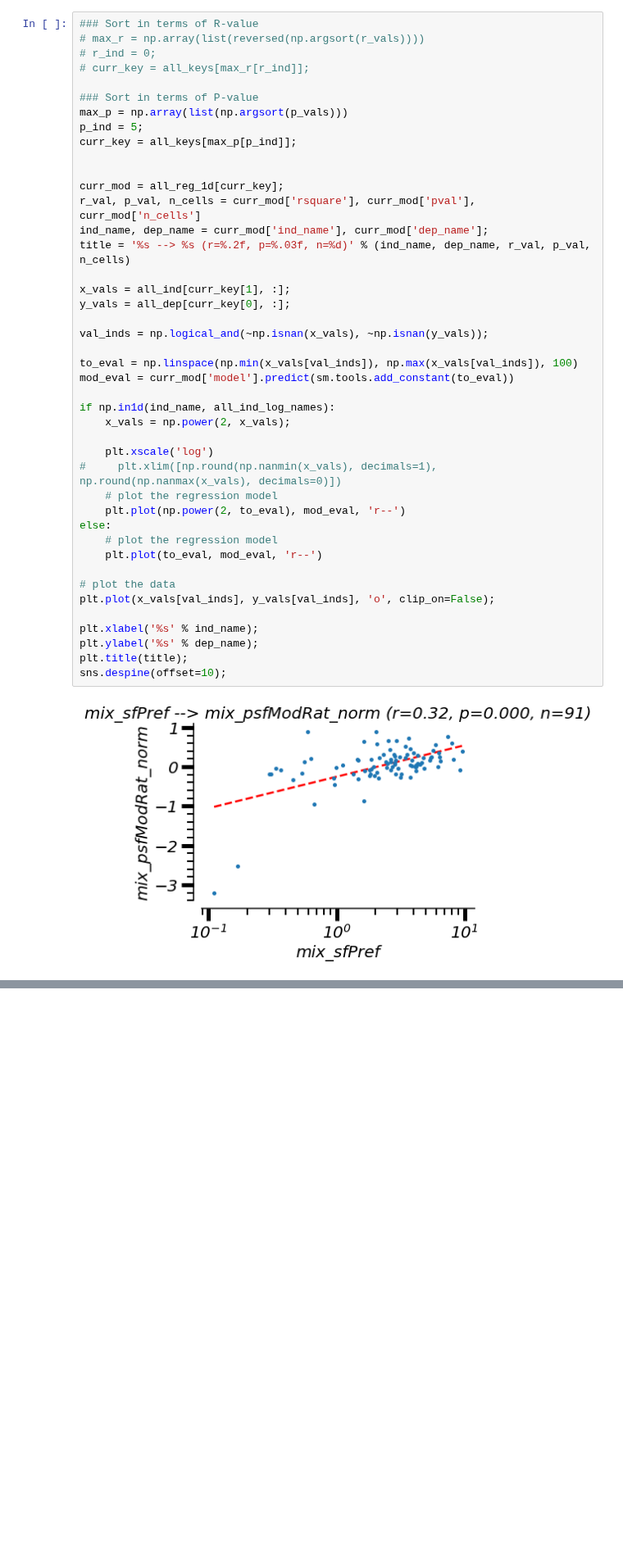
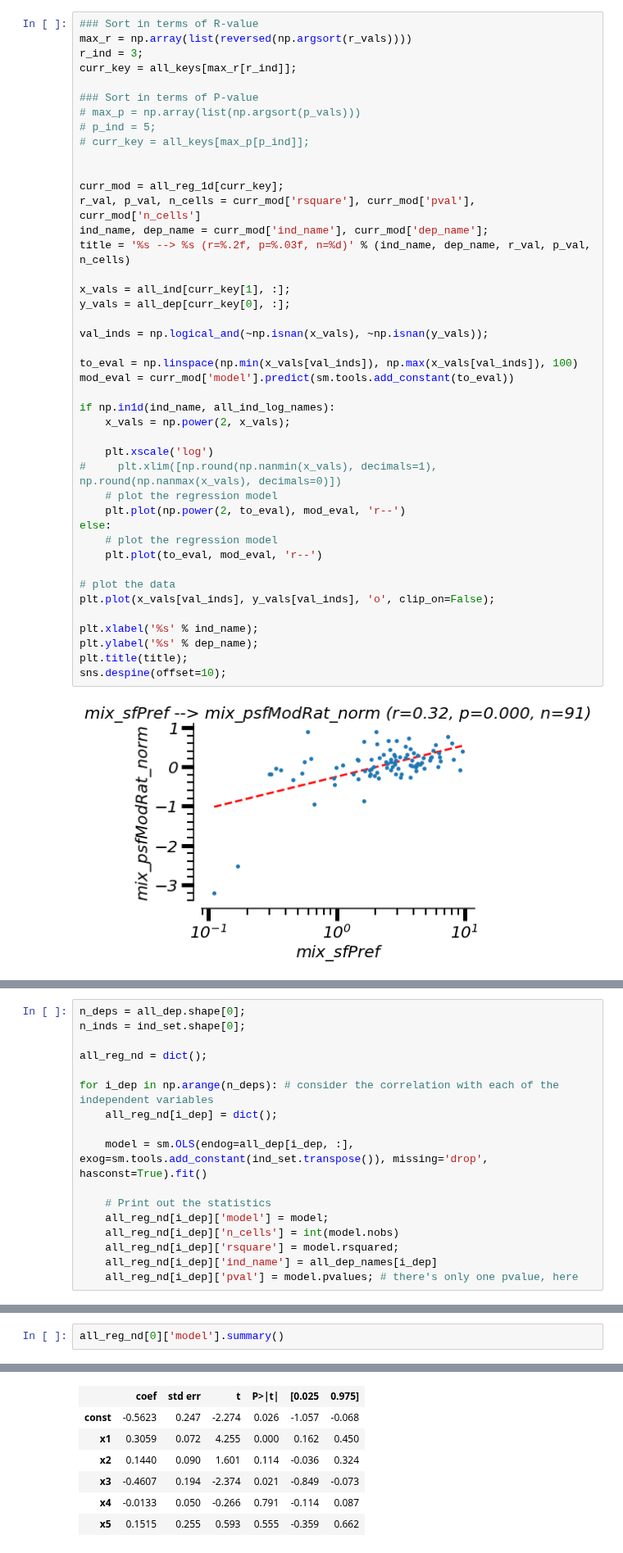
Before and after one commit to paul-levy/SF-diversity, a Jupyter notebook: descrAnalysisV1-allExps.ipynb, the cells around one changed output, grey strips where cells are left out. Shown at 82% size. Saved outputs shown, nothing was run; the diff lists cells and outputs as text; blank space fills up the shorter version.

```diff
--- a/descrAnalysisV1-allExps.ipynb
+++ b/descrAnalysisV1-allExps.ipynb
@@ -2019,13 +2083,13 @@ Most *explained* independent variables:
 # %%
 ### Sort in terms of R-value
-# max_r = np.array(list(reversed(np.argsort(r_vals))))
-# r_ind = 0;
-# curr_key = all_keys[max_r[r_ind]];
+max_r = np.array(list(reversed(np.argsort(r_vals))))
+r_ind = 3;
+curr_key = all_keys[max_r[r_ind]];
 
 ### Sort in terms of P-value
-max_p = np.array(list(np.argsort(p_vals)))
-p_ind = 5;
-curr_key = all_keys[max_p[p_ind]];
+# max_p = np.array(list(np.argsort(p_vals)))
+# p_ind = 5;
+# curr_key = all_keys[max_p[p_ind]];
 
 
 curr_mod = all_reg_1d[curr_key];
@@ -2063,0 +2133,17 @@ sns.despine(offset=10);
+# %%
+n_deps = all_dep.shape[0];
+n_inds = ind_set.shape[0];
+
+all_reg_nd = dict();
+
+for i_dep in np.arange(n_deps): # consider the correlation with each of the independent variables
+    all_reg_nd[i_dep] = dict();
+
+    model = sm.OLS(endog=all_dep[i_dep, :], exog=sm.tools.add_constant(ind_set.transpose()), missing='drop', hasconst=True).fit()
+
+    # Print out the statistics
+    all_reg_nd[i_dep]['model'] = model;
+    all_reg_nd[i_dep]['n_cells'] = int(model.nobs)
+    all_reg_nd[i_dep]['rsquare'] = model.rsquared;
+    all_reg_nd[i_dep]['ind_name'] = all_dep_names[i_dep]
+    all_reg_nd[i_dep]['pval'] = model.pvalues; # there's only one pvalue, here
@@ -2063,0 +2177,3 @@ sns.despine(offset=10);
+# %%
+all_reg_nd[0]['model'].summary()
+# %% [output]
@@ -2063,0 +2190,7 @@ sns.despine(offset=10);
+|  | coef | std err | t | P>|t| | [0.025 | 0.975] |
+| const | -0.5623 | 0.247 | -2.274 | 0.026 | -1.057 | -0.068 |
+| x1 | 0.3059 | 0.072 | 4.255 | 0.000 | 0.162 | 0.450 |
+| x2 | 0.1440 | 0.090 | 1.601 | 0.114 | -0.036 | 0.324 |
+| x3 | -0.4607 | 0.194 | -2.374 | 0.021 | -0.849 | -0.073 |
+| x4 | -0.0133 | 0.050 | -0.266 | 0.791 | -0.114 | 0.087 |
+| x5 | 0.1515 | 0.255 | 0.593 | 0.555 | -0.359 | 0.662 |
```
Also changed, not shown: parts of 24 cells of this notebook, 2 other files.
